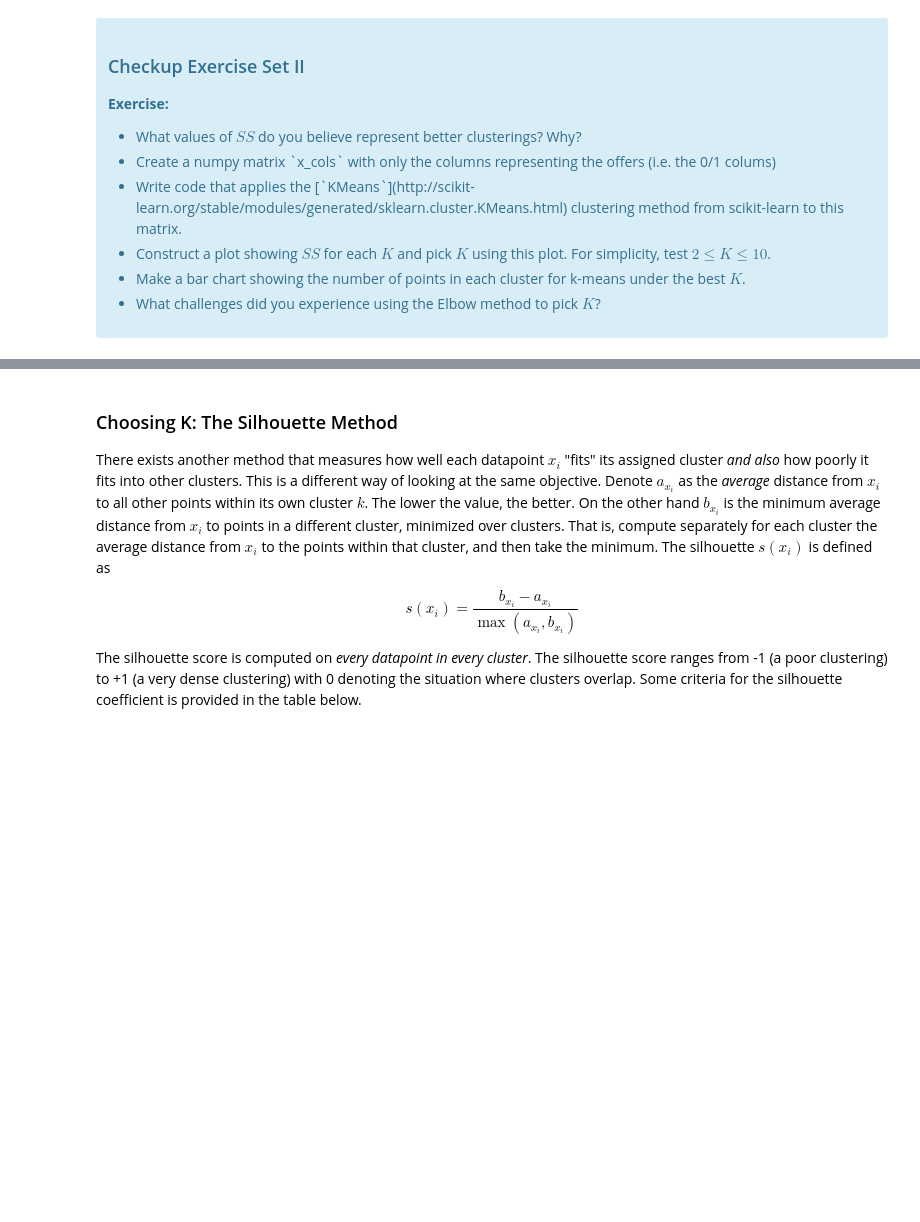
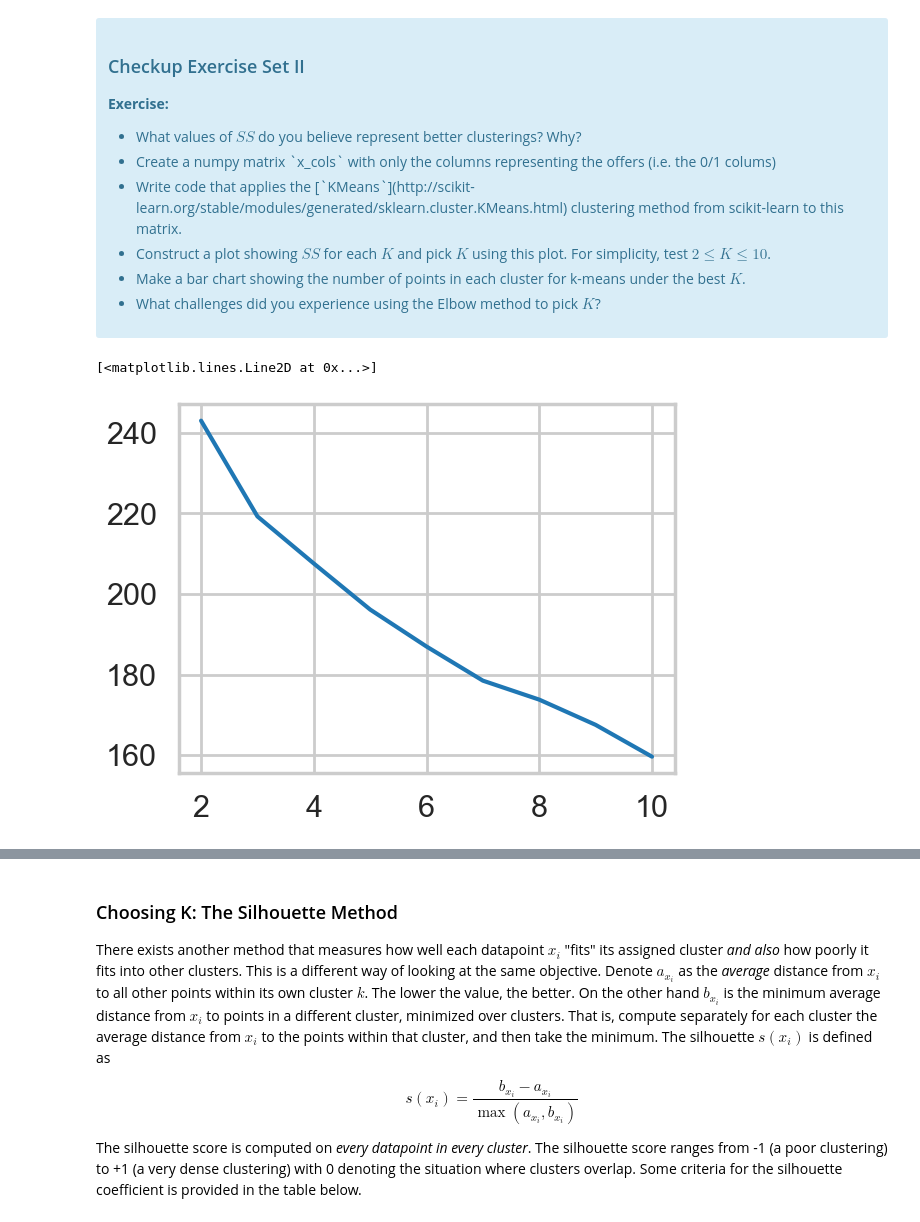
Before and after one commit to katxtong/UCSD-ML-Springboard, a Jupyter notebook: mec-16.2.6-clustering-mini-project/Mini_Project_Clustering.ipynb, the cells around one changed output, grey strips where cells are left out. Cells and saved outputs as stored; diff of their text form; code cells hidden in the pictures; blank space fills up the shorter version.

Commit message:
clustering example

```diff
--- a/mec-16.2.6-clustering-mini-project/Mini_Project_Clustering.ipynb
+++ b/mec-16.2.6-clustering-mini-project/Mini_Project_Clustering.ipynb
@@ -17,6 +19,6 @@ sns.set_context("poster")
 
 The dataset contains information on marketing newsletters/e-mail campaigns (e-mail offers sent to customers) and transaction level data from customers. The transactional data shows which offer customers responded to, and what the customer ended up buying. The data is presented as an Excel workbook containing two worksheets. Each worksheet contains a different dataset.
 # %%
-df_offers = pd.read_excel("./WineKMC.xlsx", sheetname=0)
+df_offers = pd.read_excel("WineKMC.xlsx", sheet_name=0)
 df_offers.columns = ["offer_id", "campaign", "varietal", "min_qty", "discount", "origin", "past_peak"]
 df_offers.head()
@@ -23,7 +32,7 @@ df_offers.head()
 # %% [markdown]
 We see that the first dataset contains information about each offer such as the month it is in effect and several attributes about the wine that the offer refers to: the variety, minimum quantity, discount, country of origin and whether or not it is past peak. The second dataset in the second worksheet contains transactional data -- which offer each customer responded to.
 # %%
-df_transactions = pd.read_excel("./WineKMC.xlsx", sheetname=1)
+df_transactions = pd.read_excel("./WineKMC.xlsx", sheet_name=1)
 df_transactions.columns = ["customer_name", "offer_id"]
 df_transactions['n'] = 1
 df_transactions.head()
@@ -48,0 +63,7 @@ The first thing we need is a way to compare customers. To do this, we're going t
+# %%
+#your turn
+df = pd.merge(df_offers, df_transactions, on="offer_id", how='outer')
+print(df.head())
+matrix = df.pivot_table(index=['customer_name'], columns = ['offer_id'], values = 'n')
+matrix = matrix.fillna(0).reset_index()
+print(matrix.head())
@@ -76,0 +114,19 @@ where $x_i$ is a point, $C_k$ represents cluster $k$ and $\mu_k$ is the centroid
+# %%
+from sklearn.cluster import KMeans
+
+x_cols = matrix.columns[1:]
+
+# Construct a plot showing SS for each K and pick K using this plot. For simplicity, test 2<= K <= 10
+wcss = []
+for number_of_clusters in range(2, 11):
+    kmeans = KMeans(n_clusters = number_of_clusters, random_state = 42)
+    kmeans.fit(matrix[matrix.columns[2:]])
+    wcss.append(kmeans.inertia_)
+wcss
+
+plt.plot(range(2, 11), wcss)
+
+# elbow is at k = 5
+# %% [output]
+[<matplotlib.lines.Line2D at 0x...>]
+[figure, added]
```
Also changed, not shown: parts of 18 cells of this notebook.
